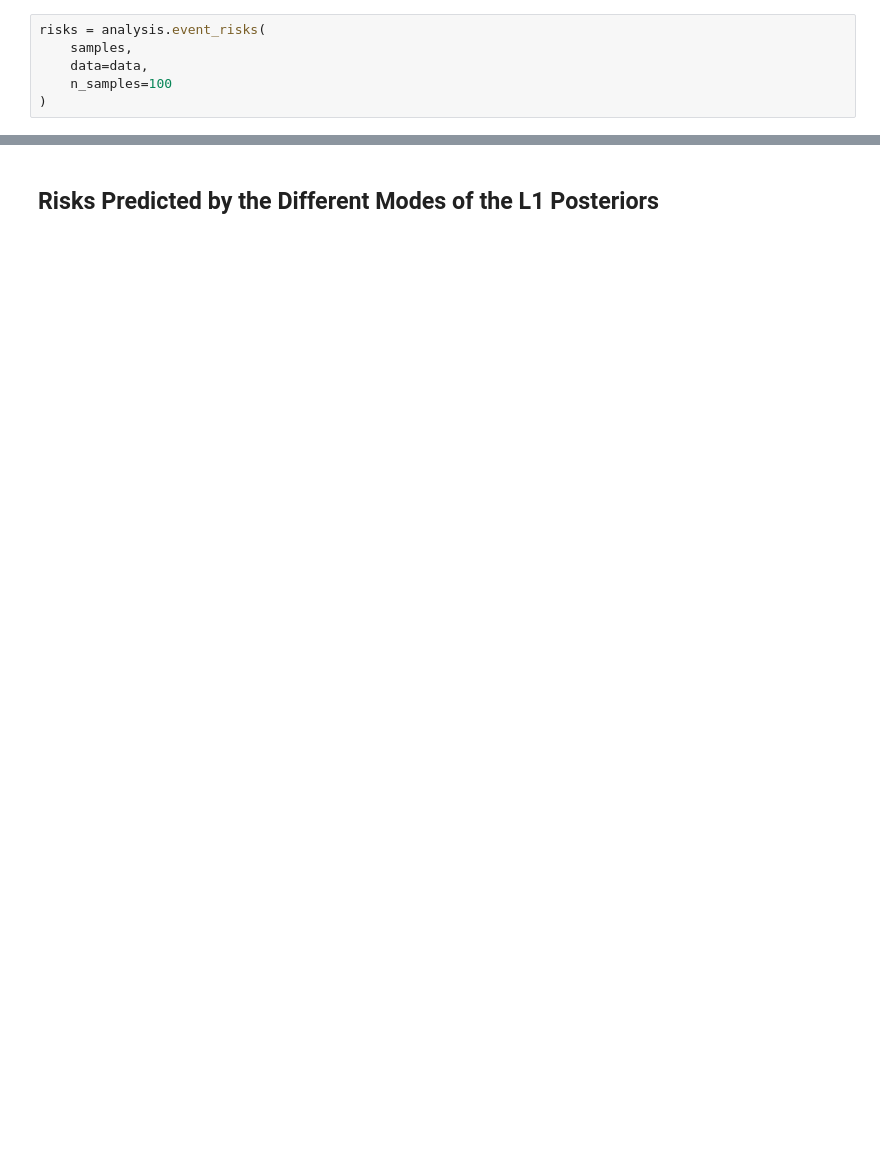
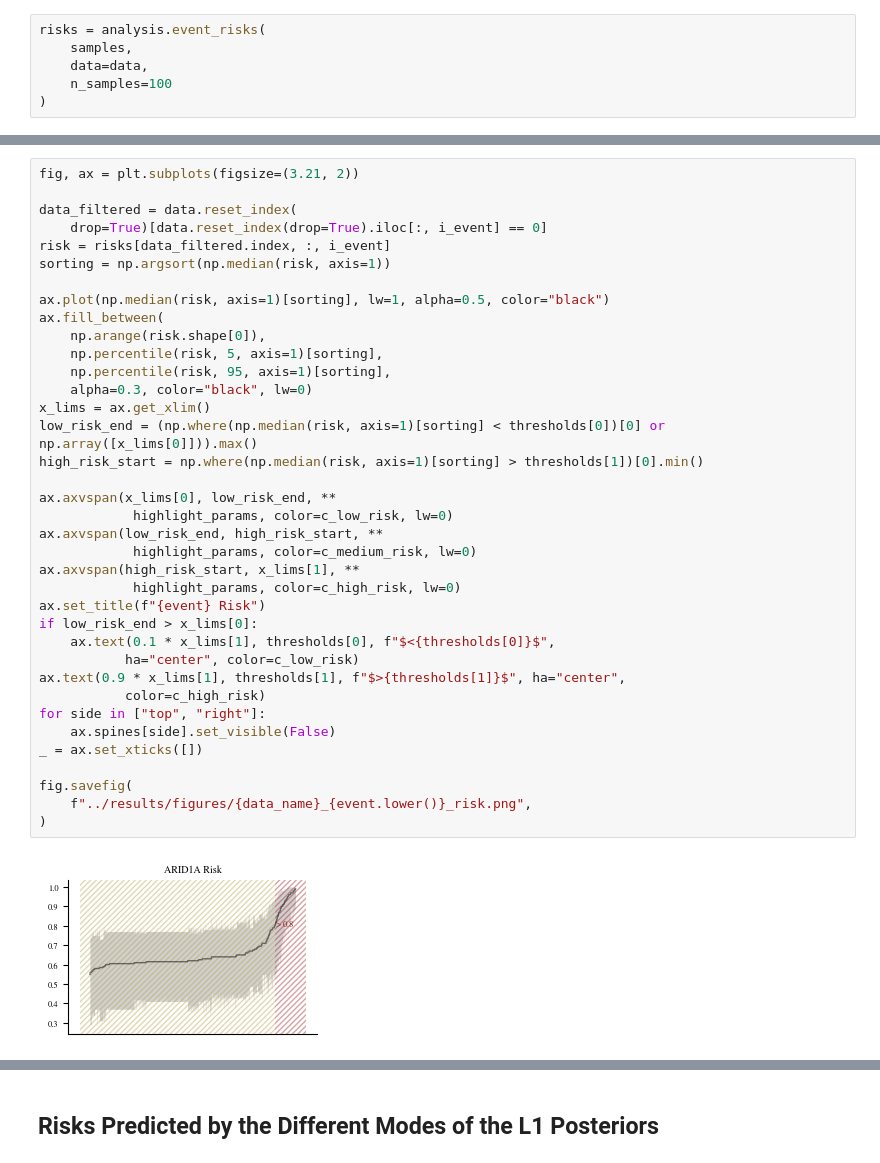
Before and after one commit to huy29433/MCMC-sampling-for-MHN, a Jupyter notebook: analysis/mutation_risk.ipynb, the cells around one changed output, grey strips where cells are left out. Saved outputs shown, nothing was run; the diff lists cells and outputs as text; blank space fills up the shorter version.

```diff
--- a/analysis/mutation_risk.ipynb
+++ b/analysis/mutation_risk.ipynb
@@ -55,0 +119,39 @@ Text(0.5, 0.98, 'Mutation risk estimates for G13_COAD_12, symsparse')
+# %%
+fig, ax = plt.subplots(figsize=(3.21, 2))
+
+data_filtered = data.reset_index(
+    drop=True)[data.reset_index(drop=True).iloc[:, i_event] == 0]
+risk = risks[data_filtered.index, :, i_event]
+sorting = np.argsort(np.median(risk, axis=1))
+
+ax.plot(np.median(risk, axis=1)[sorting], lw=1, alpha=0.5, color="black")
+ax.fill_between(
+    np.arange(risk.shape[0]),
+    np.percentile(risk, 5, axis=1)[sorting],
+    np.percentile(risk, 95, axis=1)[sorting],
+    alpha=0.3, color="black", lw=0)
+x_lims = ax.get_xlim()
+low_risk_end = (np.where(np.median(risk, axis=1)[sorting] < thresholds[0])[0] or np.array([x_lims[0]])).max()
+high_risk_start = np.where(np.median(risk, axis=1)[sorting] > thresholds[1])[0].min()
+
+ax.axvspan(x_lims[0], low_risk_end, **
+            highlight_params, color=c_low_risk, lw=0)
+ax.axvspan(low_risk_end, high_risk_start, **
+            highlight_params, color=c_medium_risk, lw=0)
+ax.axvspan(high_risk_start, x_lims[1], **
+            highlight_params, color=c_high_risk, lw=0)
+ax.set_title(f"{event} Risk")
+if low_risk_end > x_lims[0]:
+    ax.text(0.1 * x_lims[1], thresholds[0], f"$<{thresholds[0]}$",
+           ha="center", color=c_low_risk)
+ax.text(0.9 * x_lims[1], thresholds[1], f"$>{thresholds[1]}$", ha="center",
+           color=c_high_risk)
+for side in ["top", "right"]:
+    ax.spines[side].set_visible(False)
+_ = ax.set_xticks([])
+
+fig.savefig(
+    f"../results/figures/{data_name}_{event.lower()}_risk.png",
+)
+# %% [output]
+[figure, added]
```
Also changed, not shown: parts of 14 cells of this notebook, 3 other files.
